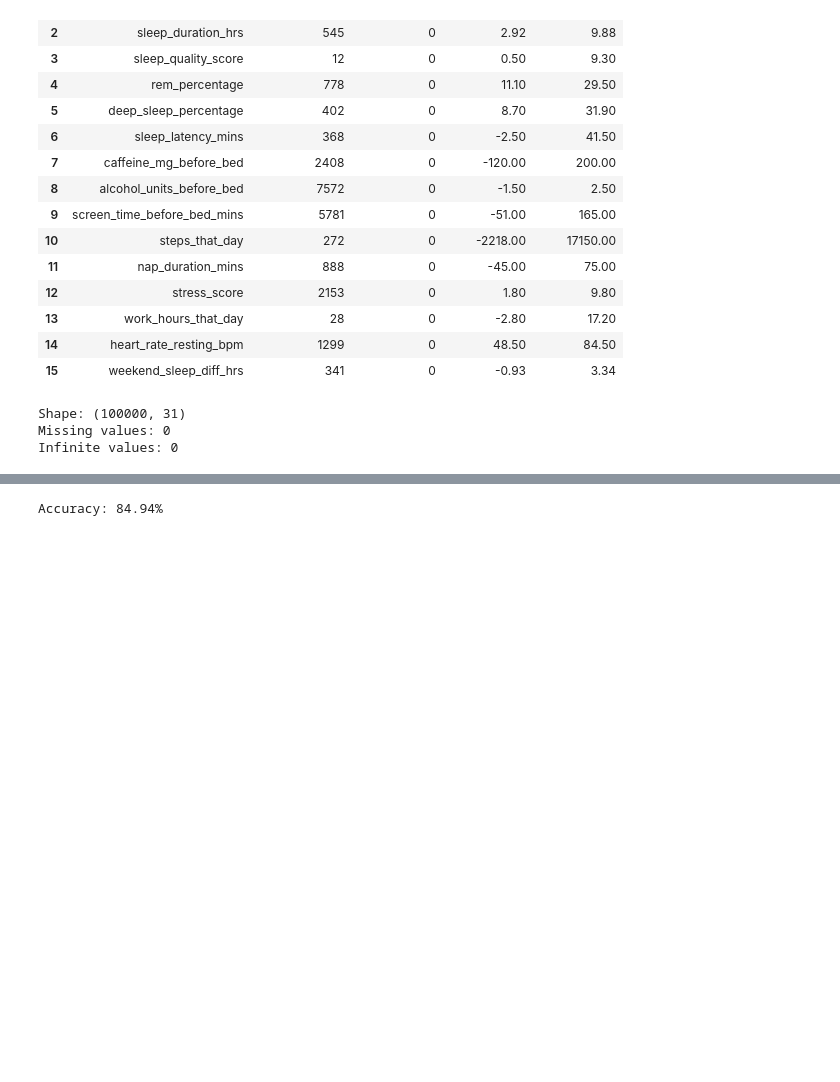
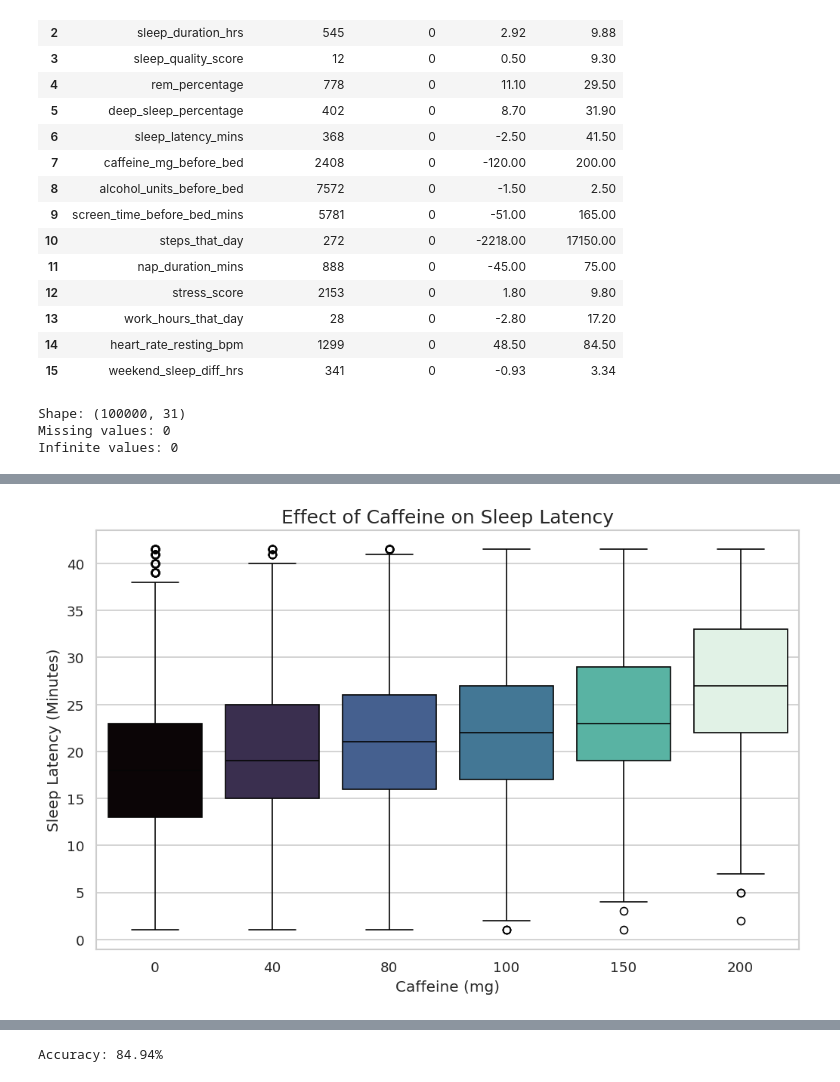
Before and after one commit to ibtihal7alharbi-tech/ML-project, a Jupyter notebook: sleep_disorder_risk_prediction.ipynb, the cells around one changed output, grey strips where cells are left out. Saved outputs shown, nothing was run; the diff lists cells and outputs as text; code cells hidden in the pictures; blank space fills up the shorter version.

```diff
--- a/sleep_disorder_risk_prediction.ipynb
+++ b/sleep_disorder_risk_prediction.ipynb
@@ -332,0 +267,10 @@ plt.show()
+# %%
+# Effect of Caffeine on Sleep Latency
+plt.figure(figsize=(10, 6))
+sns.boxplot(data=df, x='caffeine_mg_before_bed', y='sleep_latency_mins', hue='caffeine_mg_before_bed', palette='mako', legend=False)
+plt.title('Effect of Caffeine on Sleep Latency', fontsize=15)
+plt.xlabel('Caffeine (mg)')
+plt.ylabel('Sleep Latency (Minutes)')
+plt.show()
+# %% [output]
+[figure, added]
```
Also changed, not shown: parts of 11 cells of this notebook.
